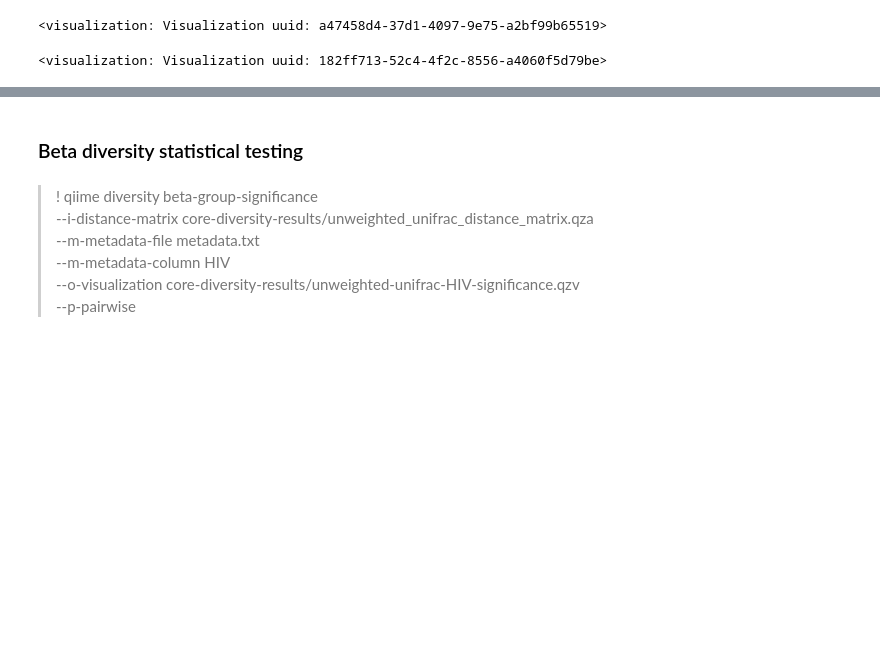
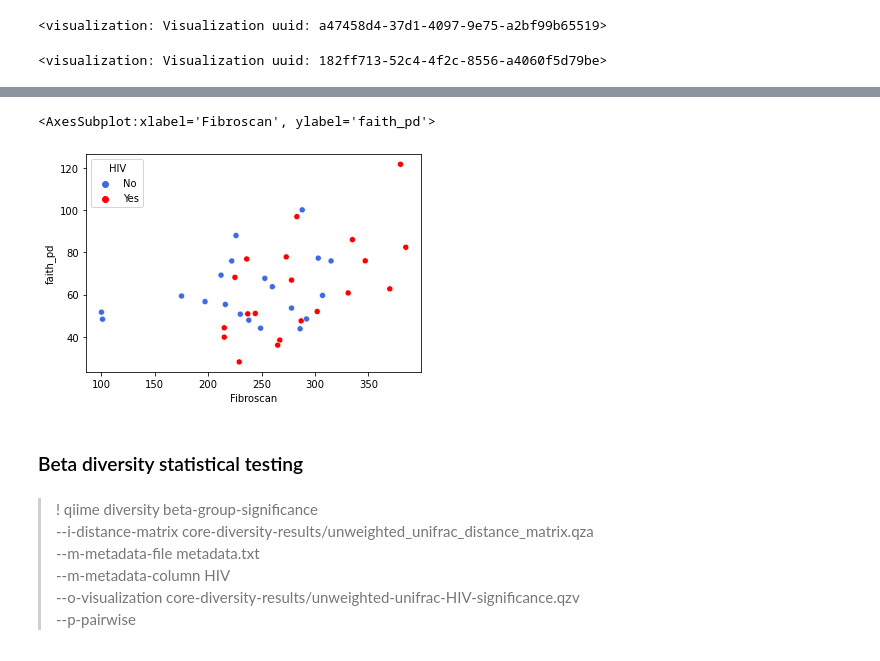
Before and after one commit to sterrettJD/HIV-microbiome, a Jupyter notebook: Analysis.ipynb, the cells around one changed output, grey strips where cells are left out. Saved outputs shown, nothing was run; the diff lists cells and outputs as text; code cells hidden in the pictures; blank space fills up the shorter version.

Commit message:
add faith HIV fibro glm

```diff
--- a/Analysis.ipynb
+++ b/Analysis.ipynb
@@ -223,0 +233,9 @@ viz
+# %%
+faith = Artifact.load("core-diversity-results/faith_pd_vector.qza").view(pd.Series)
+faith
+
+metadata = pd.read_csv("metadata.txt", sep="\t", index_col="SampleID")
+metadata = metadata.loc[faith.index]
+# %%
+faith_glm_df = pd.concat([faith,metadata], axis=1)
+faith_glm_df.loc[:,"HIV"] = metadata.loc[:,"HIV"].apply(lambda x: 1 if x=="Yes" else 0)
@@ -224,3 +262,11 @@ viz
+# %%
+sns.scatterplot(x="Fibroscan", y="faith_pd", hue=metadata["HIV"],
+                data=faith_glm_df,
+                hue_order=["No", "Yes"],
+                palette=["royalblue", "red"])
+# %% [output]
+<AxesSubplot:xlabel='Fibroscan', ylabel='faith_pd'>
+[figure, added]
 # %% [markdown]
 ### Beta diversity statistical testing
 # %% [markdown]
```
Also changed, not shown: parts of 4 cells of this notebook.
